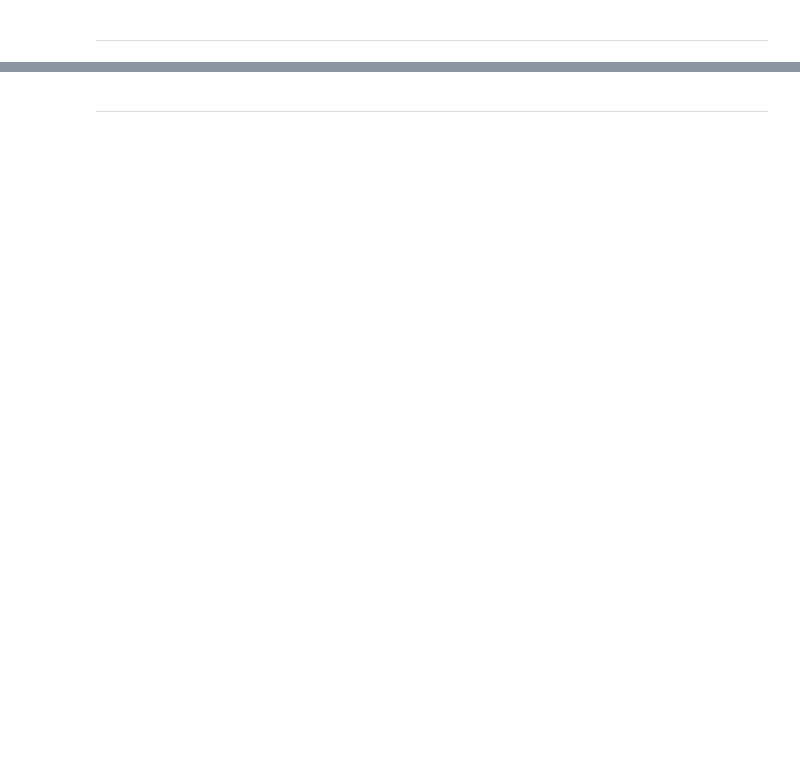
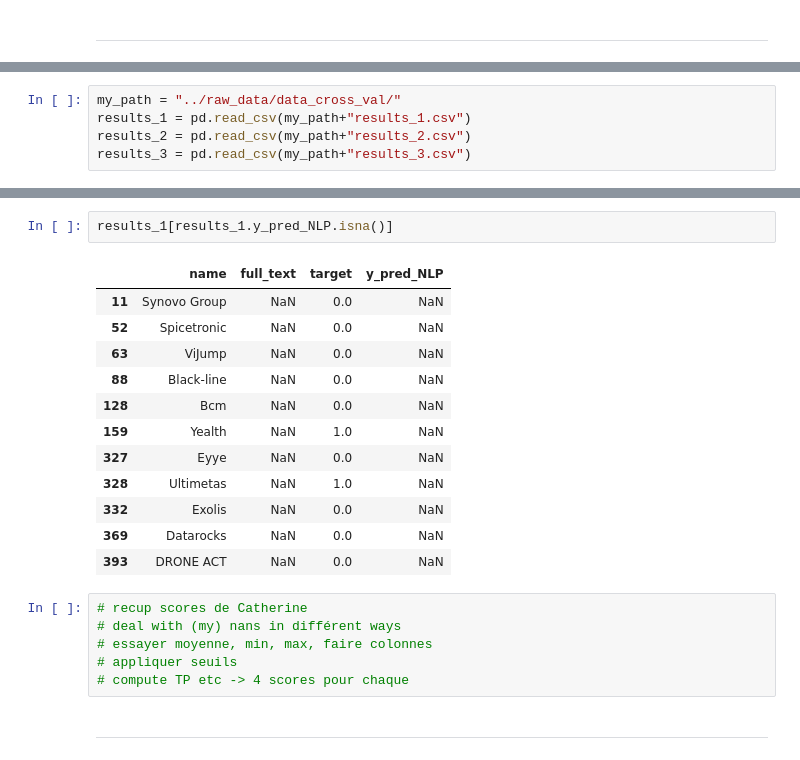
Before and after one commit to ClemenceK/deep4deep, a Jupyter notebook: notebooks/clemence_nlp_exploration_6_NLP_packaging the wv.ipynb, the cells around one changed output, grey strips where cells are left out. Cells and saved outputs as stored; diff of their text form; blank space fills up the shorter version.

```diff
--- a/notebooks/clemence_nlp_exploration_6_NLP_packaging the wv.ipynb
+++ b/notebooks/clemence_nlp_exploration_6_NLP_packaging the wv.ipynb
@@ -228,0 +180,5 @@ dtype: object
+# %%
+my_path = "../raw_data/data_cross_val/"
+results_1 = pd.read_csv(my_path+"results_1.csv")
+results_2 = pd.read_csv(my_path+"results_2.csv")
+results_3 = pd.read_csv(my_path+"results_3.csv")
@@ -229,2 +266,23 @@ dtype: object
+# %%
+results_1[results_1.y_pred_NLP.isna()]
+# %% [output]
+|  | name | full_text | target | y_pred_NLP |
+| 11 | Synovo Group | NaN | 0.0 | NaN |
+| 52 | Spicetronic | NaN | 0.0 | NaN |
+| 63 | ViJump | NaN | 0.0 | NaN |
+| 88 | Black-line | NaN | 0.0 | NaN |
+| 128 | Bcm | NaN | 0.0 | NaN |
+| 159 | Yealth | NaN | 1.0 | NaN |
+| 327 | Eyye | NaN | 0.0 | NaN |
+| 328 | Ultimetas | NaN | 1.0 | NaN |
+| 332 | Exolis | NaN | 0.0 | NaN |
+| 369 | Datarocks | NaN | 0.0 | NaN |
+| 393 | DRONE ACT | NaN | 0.0 | NaN |
+# %%
+# recup scores de Catherine
+# deal with (my) nans in différent ways
+# essayer moyenne, min, max, faire colonnes
+# appliquer seuils
+# compute TP etc -> 4 scores pour chaque
 # %% [markdown]
 ---
```
Also changed, not shown: parts of 28 cells of this notebook, 7 other files.
